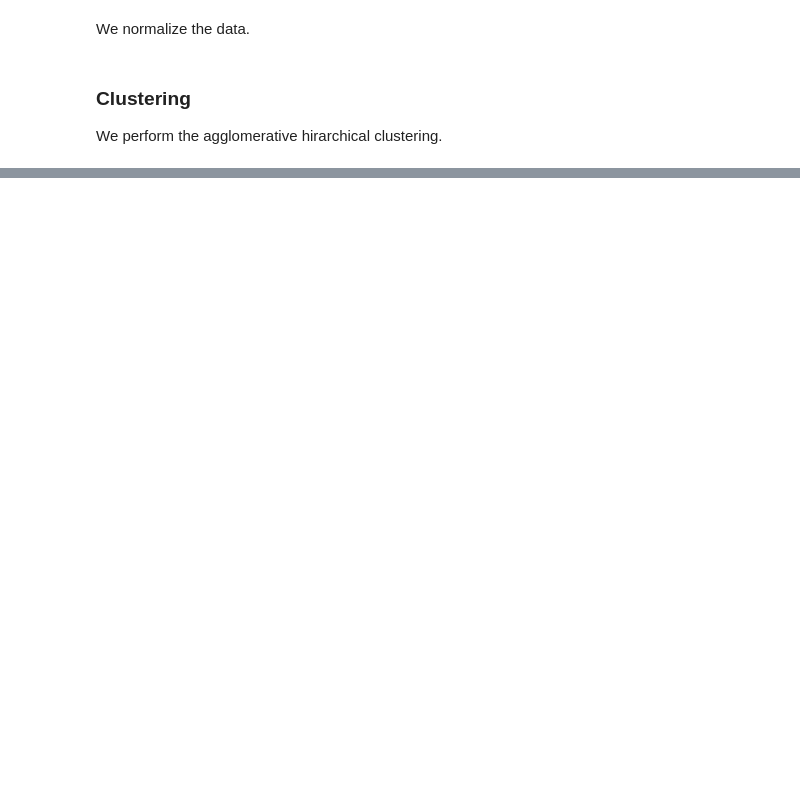
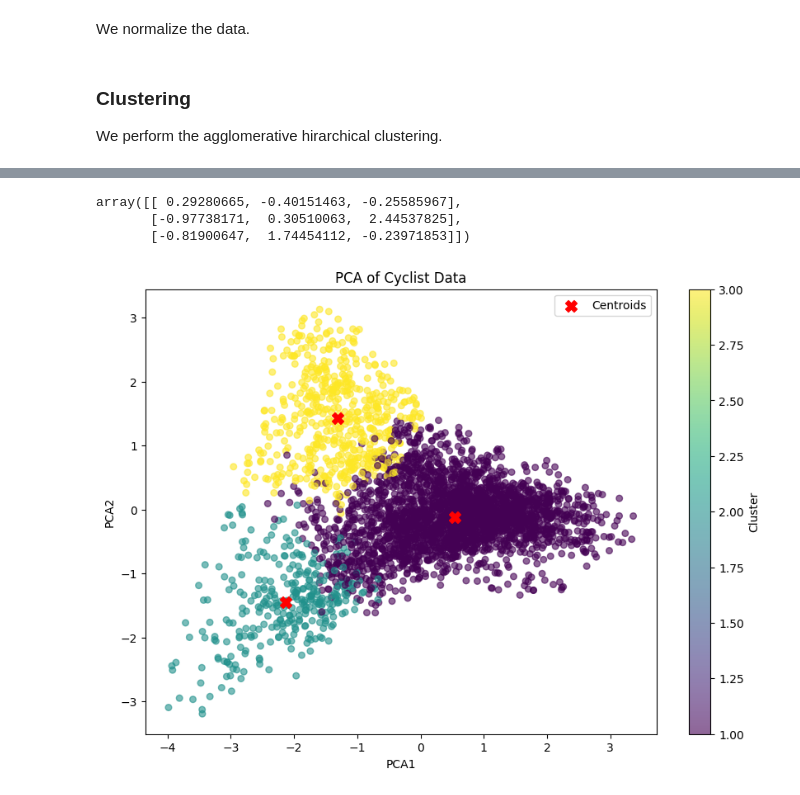
Before and after one commit to effepielle/dm_project24_group_0, a Jupyter notebook: TASK_3/hierarchical_clustering.ipynb, the cells around one changed output, grey strips where cells are left out. Cells and saved outputs as stored; diff of their text form; code cells hidden in the pictures; blank space fills up the shorter version.

```diff
--- a/TASK_3/hierarchical_clustering.ipynb
+++ b/TASK_3/hierarchical_clustering.ipynb
@@ -299,0 +105,39 @@ plt.show()
+# %%
+import numpy as np
+
+# Calculate the centroids of the clusters
+centroids = np.zeros((result_choice['k'], scaled_cyclists_df.shape[1]))
+for i in range(result_choice['k']):
+    centroids[i, :] = scaled_cyclists_df[labels == i + 1].mean(axis=0)
+
+centroids
+# %% [output]
+array([[ 0.29280665, -0.40151463, -0.25585967],
+       [-0.97738171,  0.30510063,  2.44537825],
+       [-0.81900647,  1.74454112, -0.23971853]])
+# %%
+from sklearn.decomposition import PCA
+
+# Perform PCA on the scaled data
+pca = PCA(n_components=2)
+pca_result = pca.fit_transform(scaled_cyclists_df)
+
+# Create a DataFrame with PCA results and cluster labels
+pca_df = pd.DataFrame(data=pca_result, columns=['PCA1', 'PCA2'])
+pca_df['Cluster'] = labels
+
+# Calculate the centroids of the clusters in the PCA space
+pca_centroids = pca.transform(centroids)
+
+# Plot the PCA results
+plt.figure(figsize=(10, 7))
+scatter = plt.scatter(pca_df['PCA1'], pca_df['PCA2'], c=pca_df['Cluster'], cmap='viridis', s=30, alpha=0.6)
+plt.scatter(pca_centroids[:, 0], pca_centroids[:, 1], c='red', marker='X', s=100, label='Centroids')
+plt.title('PCA of Cyclist Data')
+plt.xlabel('PCA1')
+plt.ylabel('PCA2')
+plt.colorbar(scatter, label='Cluster')
+plt.legend()
+plt.show()
+# %% [output]
+[figure, added]
```
Also changed, not shown: parts of 19 cells of this notebook, 1 other file.
